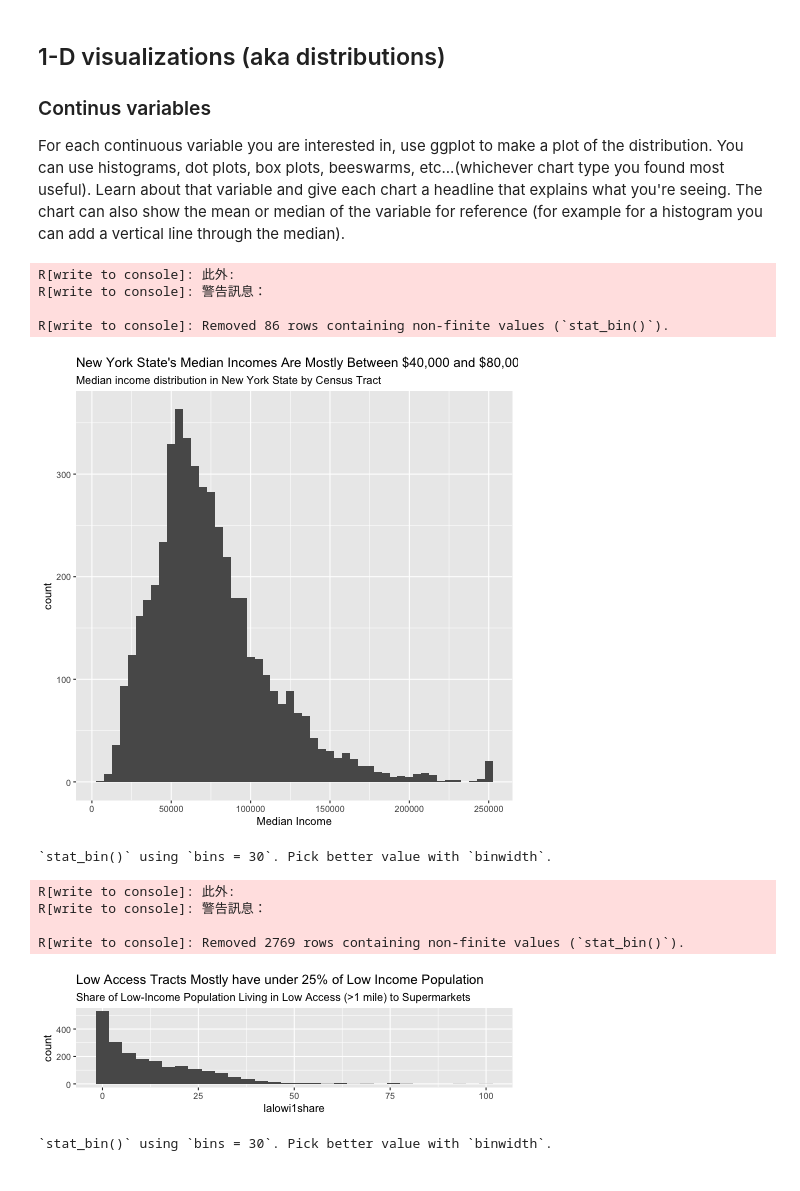
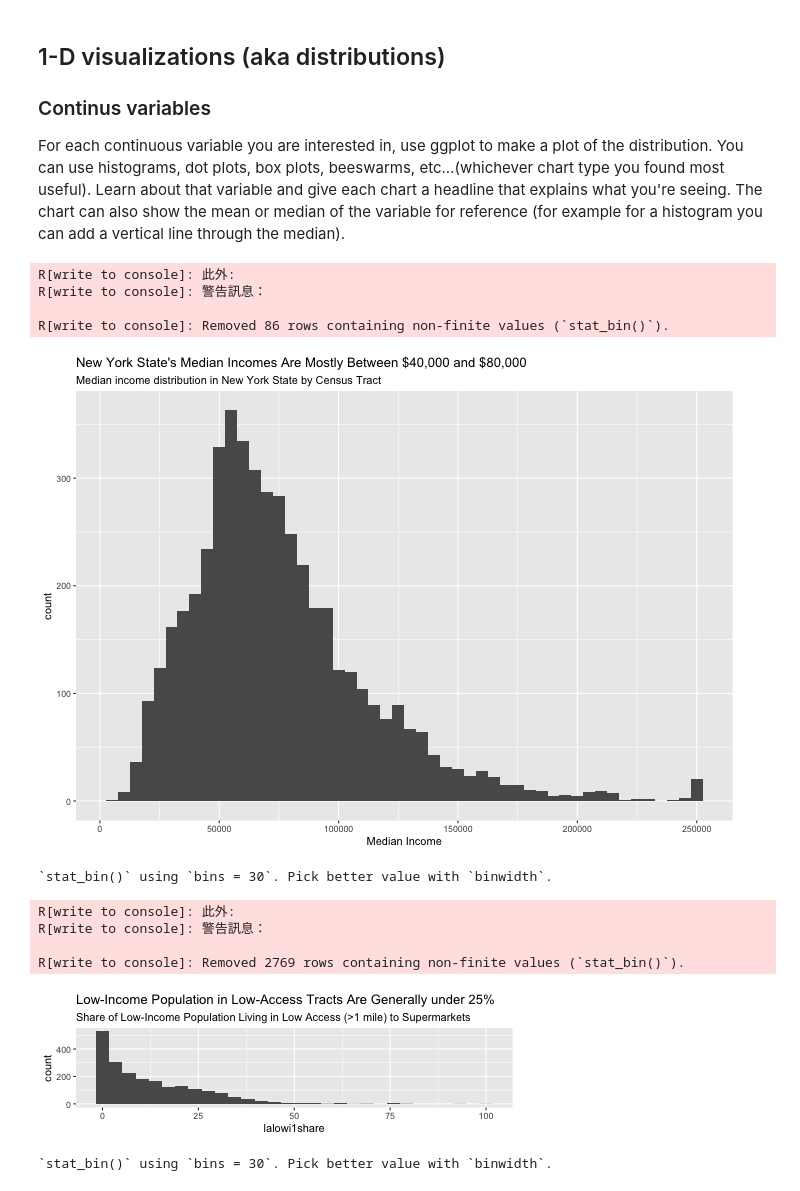
Before and after one commit to charlenelin0824/connect-to-census, a Jupyter notebook: distributions.ipynb, the cells around one changed output. Saved outputs shown, nothing was run; the diff lists cells and outputs as text; code cells hidden in the pictures.

```diff
--- a/distributions.ipynb
+++ b/distributions.ipynb
@@ -138,30 +155,30 @@ df %>%
 
 For each continuous variable you are interested in, use ggplot to make a plot of the distribution. You can use histograms, dot plots, box plots, beeswarms, etc...(whichever chart type you found most useful). Learn about that variable and give each chart a headline that explains what you're seeing. The chart can also show the mean or median of the variable for reference (for example for a histogram you can add a vertical line through the median).
 # %%
-%%R
+%%R -w 700 -h 500
 
 #plot to see the distribution of "Median Income"
 df %>% ggplot() +
   aes(x = `Median Income`) +
   geom_histogram(binwidth = 5000) +
-  labs(title = "New York State's Median Incomes Are Mostly Between $40,000 and $80,00",
+  labs(title = "New York State's Median Incomes Are Mostly Between $40,000 and $80,000",
   subtitle = "Median income distribution in New York State by Census Tract")
 
 
 # make sure to make a meaningful title and subtitle
 # %% [output]
 R[write to console]: 此外:
 R[write to console]: 警告訊息：
 
 R[write to console]: Removed 86 rows containing non-finite values (`stat_bin()`).
-[figure, old version]
+[figure, new version]
 # %%
 %%R -h 150
 # plot a box plot with "lalowi1share"
 df %>% ggplot() +
   aes(x = `lalowi1share`) +
   geom_histogram() +
-  labs(title = "Low Access Tracts Mostly have under 25% of Low Income Population",
+  labs(title = "Low-Income Population in Low-Access Tracts Are Generally under 25%",
   subtitle = "Share of Low-Income Population Living in Low Access (>1 mile) to Supermarkets")
 
 
@@ -172,7 +189,7 @@ R[write to console]: 此外:
 R[write to console]: 警告訊息：
 
 R[write to console]: Removed 2769 rows containing non-finite values (`stat_bin()`).
-[figure, old version]
+[figure, new version]
 # %%
 %%R -h 200
 # plot two separate box plots with "lawhite1share"
```
Also changed, not shown: parts of 7 cells of this notebook, 3 other files.
